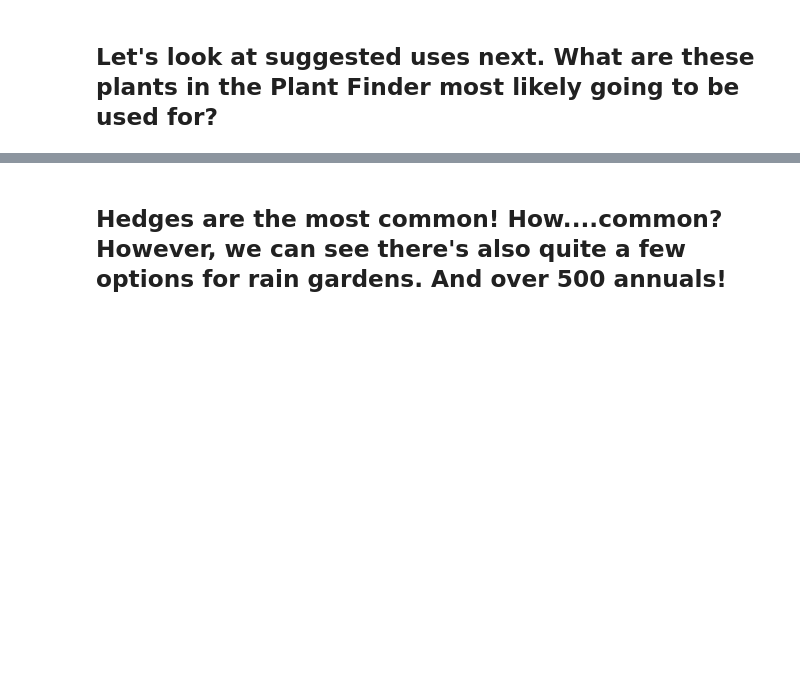
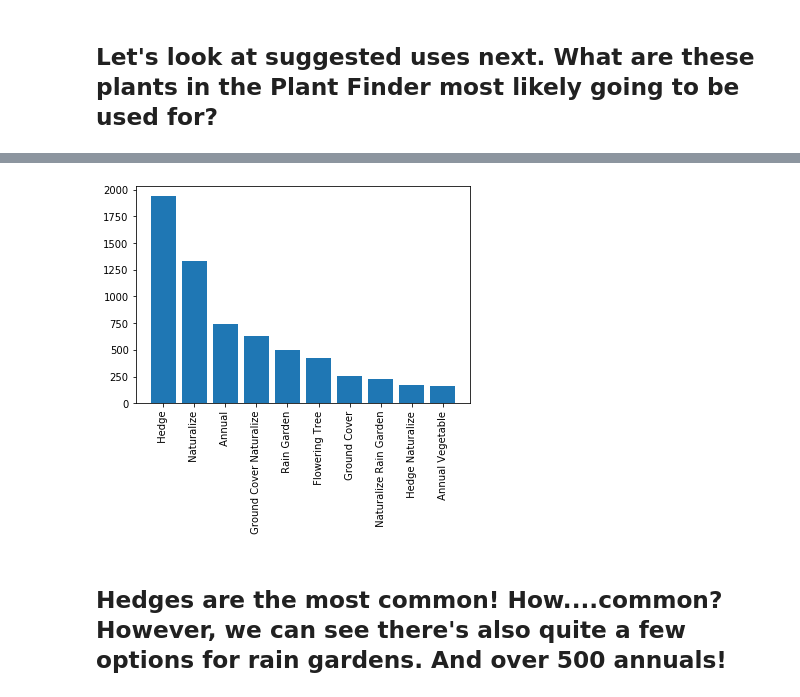
Before and after one commit to prairie-cybrarian/mobot_plant_finder, a Jupyter notebook: learn_da_mobot.ipynb, the cells around one changed output, grey strips where cells are left out. Drawn from its saved outputs; the diff is of its cells as text; code cells hidden in the pictures; blank space fills up the shorter version.

```diff
--- a/learn_da_mobot.ipynb
+++ b/learn_da_mobot.ipynb
@@ -206,3 +195,14 @@ iplot(suggested_use_distribution_data, filename='jupyter-basic_bar_suggested_use
+# %%
+x = suggested_use_distribution['Suggested Use']
+y = suggested_use_distribution['count']
+
+plt.bar(x, y)
+
+plt.xticks(rotation=90)
+
+plt.show()
+# %% [output]
+[figure, added]
 # %% [markdown]
 ## Hedges are the most common! How....common? However, we can see there's also quite a few options for rain gardens. And over 500 annuals!
 # %% [markdown]
```
Also changed, not shown: parts of 15 cells of this notebook, 1 other file.
